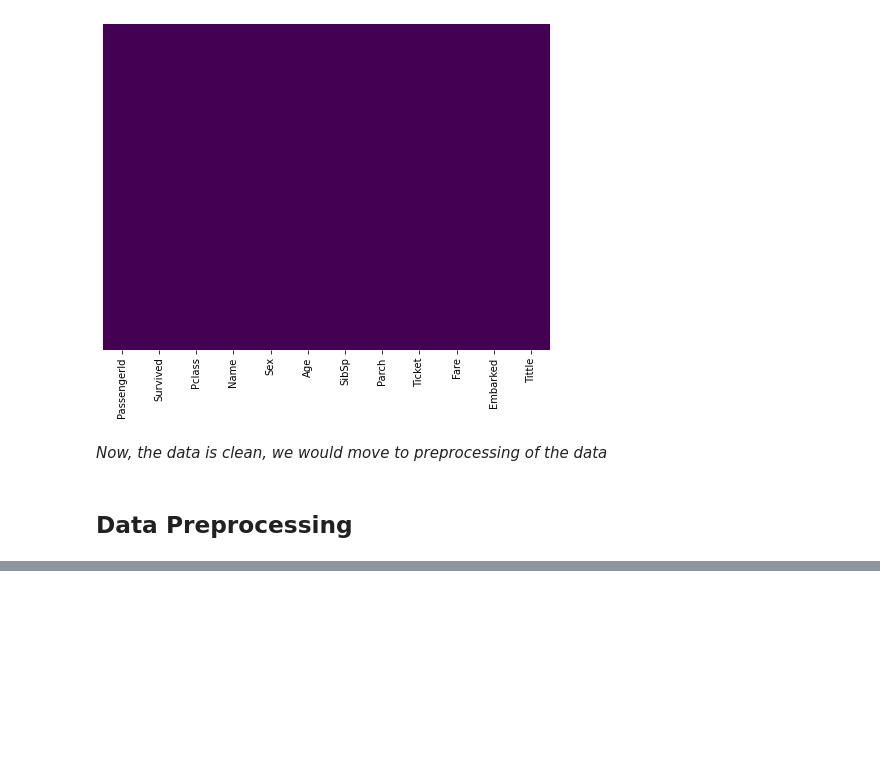
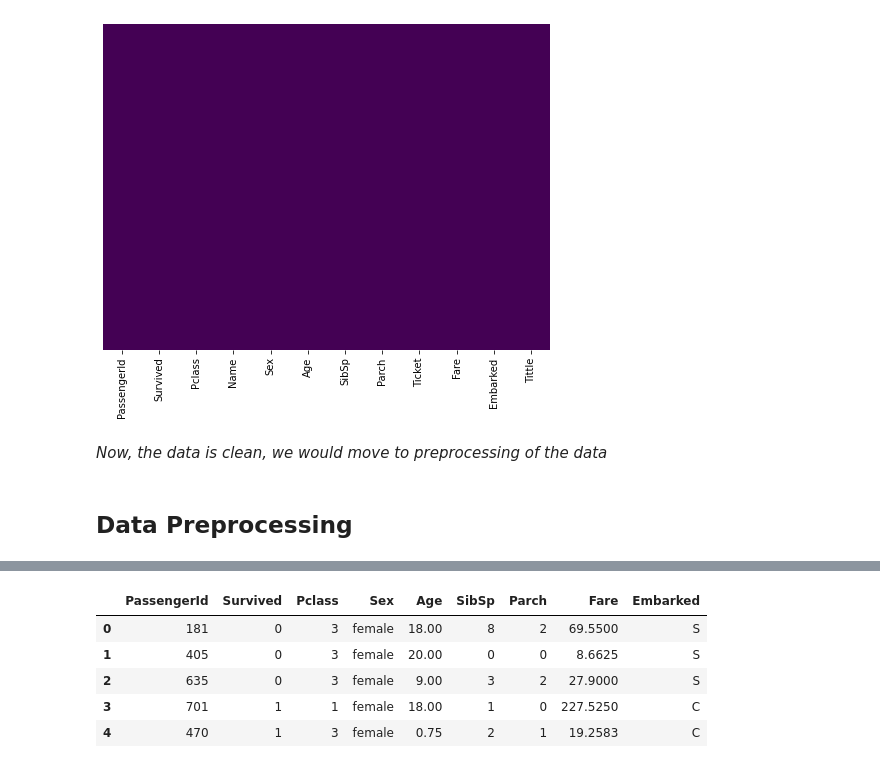
Before and after one commit to rohandawar/deeplearning_titanic, a Jupyter notebook: Learning_Tensorflow_1.ipynb, the cells around one changed output, grey strips where cells are left out. Cells and saved outputs as stored; diff of their text form; code cells hidden in the pictures; blank space fills up the shorter version.

```diff
--- a/Learning_Tensorflow_1.ipynb
+++ b/Learning_Tensorflow_1.ipynb
@@ -312,0 +335,9 @@ dftrain_raw.head()
+# %%
+dftest_raw.head()
+# %% [output]
+|  | PassengerId | Survived | Pclass | Sex | Age | SibSp | Parch | Fare | Embarked |
+| 0 | 181 | 0 | 3 | female | 18.00 | 8 | 2 | 69.5500 | S |
+| 1 | 405 | 0 | 3 | female | 20.00 | 0 | 0 | 8.6625 | S |
+| 2 | 635 | 0 | 3 | female | 9.00 | 3 | 2 | 27.9000 | S |
+| 3 | 701 | 1 | 1 | female | 18.00 | 1 | 0 | 227.5250 | C |
+| 4 | 470 | 1 | 3 | female | 0.75 | 2 | 1 | 19.2583 | C |
```
Also changed, not shown: parts of 3 cells of this notebook.
